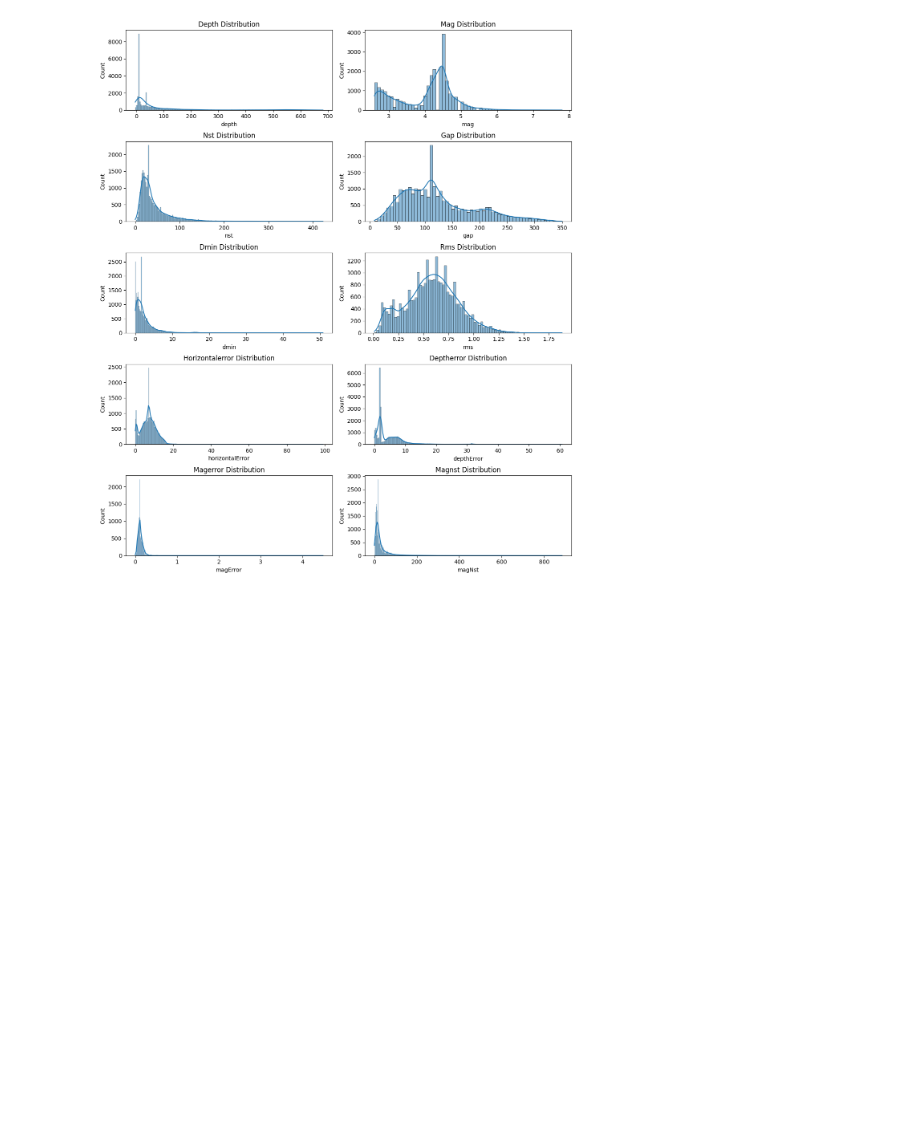
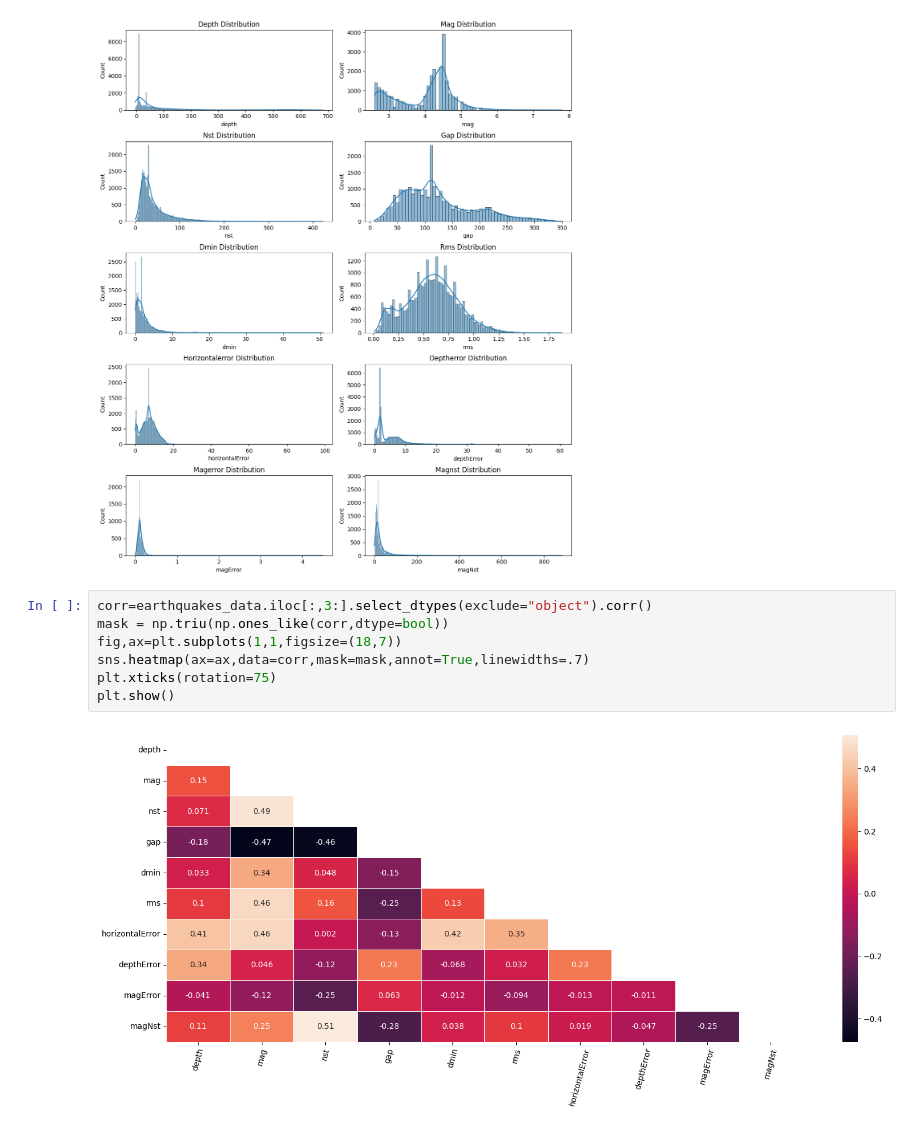
Before and after one commit to MoncefKa/kaggle-projects, a Jupyter notebook: earthquakes.ipynb, the cells around one changed output. Drawn from its saved outputs; the diff is of its cells as text; blank space fills up the shorter version.

```diff
--- a/earthquakes.ipynb
+++ b/earthquakes.ipynb
@@ -176,3 +186,12 @@ for ax,data in zip(axs,dist_num_data):
 fig.tight_layout(pad=.9)
 # %% [output]
 [figure]
+# %%
+corr=earthquakes_data.iloc[:,3:].select_dtypes(exclude="object").corr()
+mask = np.triu(np.ones_like(corr,dtype=bool))
+fig,ax=plt.subplots(1,1,figsize=(18,7))
+sns.heatmap(ax=ax,data=corr,mask=mask,annot=True,linewidths=.7)
+plt.xticks(rotation=75)
+plt.show()
+# %% [output]
+[figure, added]
```
Also changed, not shown: parts of 5 cells of this notebook.
